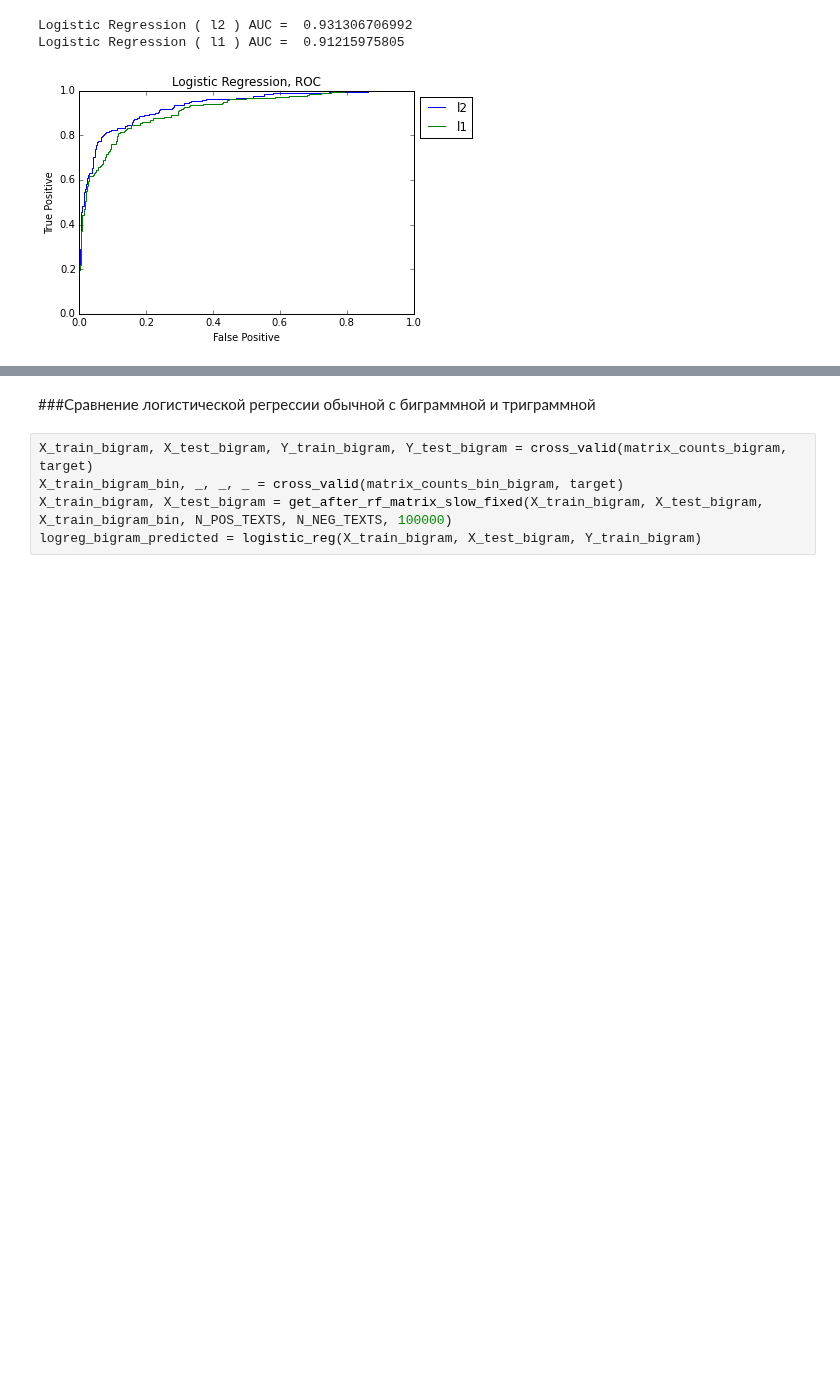
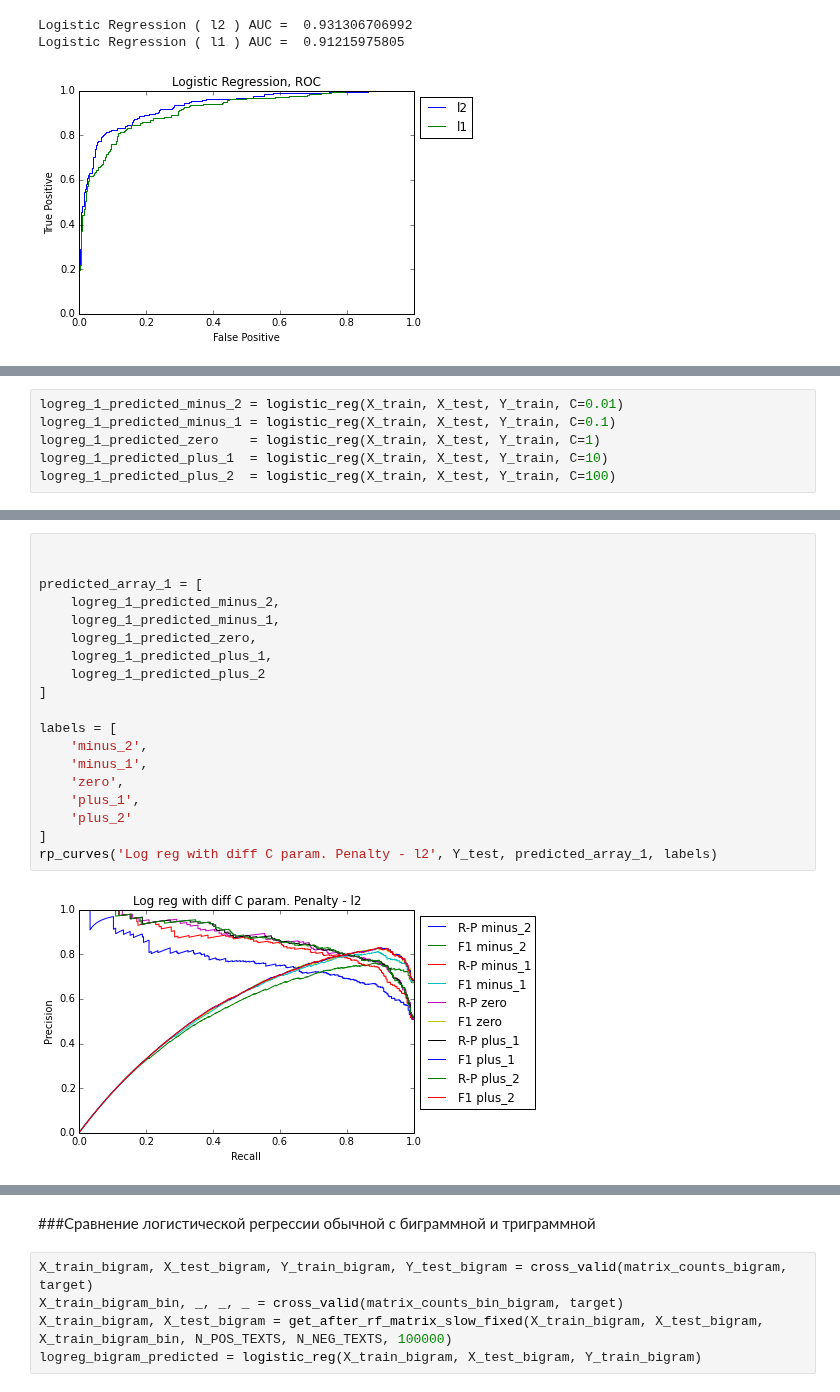
Before and after one commit to ermakovpetr/posneg, a Jupyter notebook: main.ipynb, the cells around one changed output, grey strips where cells are left out. Drawn from its saved outputs; the diff is of its cells as text; blank space fills up the shorter version.

```diff
--- a/main.ipynb
+++ b/main.ipynb
@@ -197,0 +210,6 @@ Logistic Regression ( l1 ) AUC =  0.91215975805
+# %%
+logreg_1_predicted_minus_2 = logistic_reg(X_train, X_test, Y_train, C=0.01)
+logreg_1_predicted_minus_1 = logistic_reg(X_train, X_test, Y_train, C=0.1)
+logreg_1_predicted_zero    = logistic_reg(X_train, X_test, Y_train, C=1)
+logreg_1_predicted_plus_1  = logistic_reg(X_train, X_test, Y_train, C=10)
+logreg_1_predicted_plus_2  = logistic_reg(X_train, X_test, Y_train, C=100)
@@ -197,0 +254,21 @@ Logistic Regression ( l1 ) AUC =  0.91215975805
+# %%
+
+
+predicted_array_1 = [
+    logreg_1_predicted_minus_2,
+    logreg_1_predicted_minus_1,
+    logreg_1_predicted_zero,
+    logreg_1_predicted_plus_1,
+    logreg_1_predicted_plus_2
+]
+
+labels = [
+    'minus_2',
+    'minus_1',
+    'zero',
+    'plus_1',
+    'plus_2'
+]
+rp_curves('Log reg with diff C param. Penalty - l2', Y_test, predicted_array_1, labels)
+# %% [output]
+[figure, added]
```
Also changed, not shown: parts of 7 cells of this notebook.
